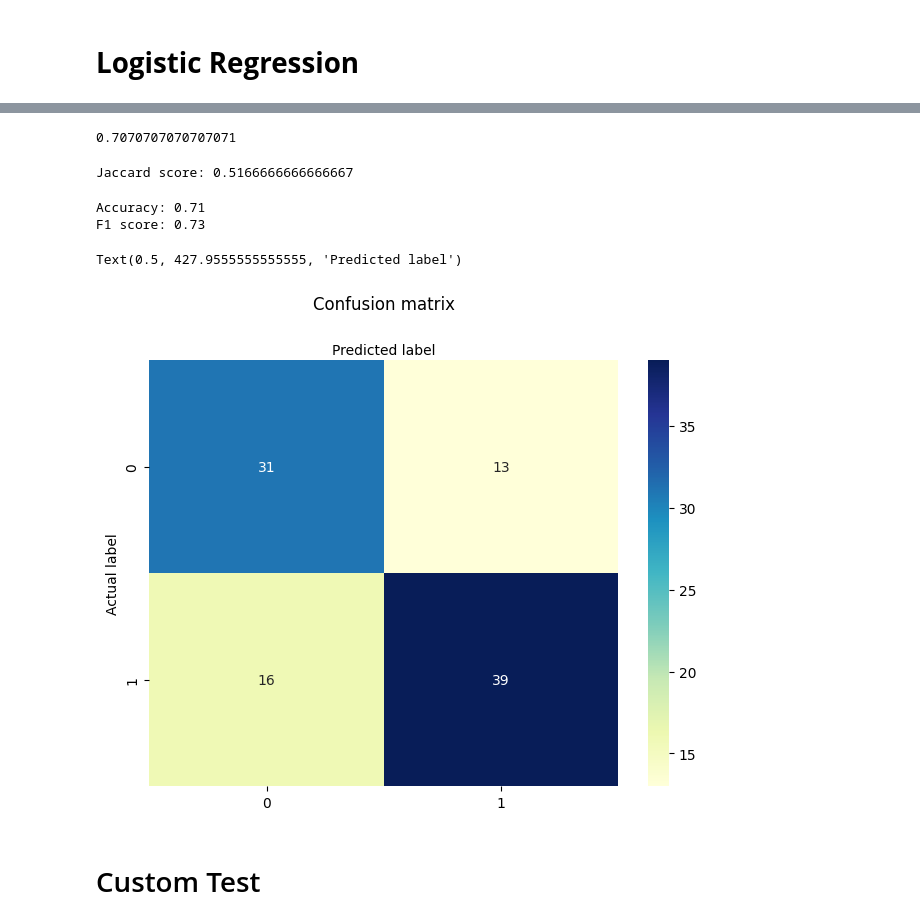
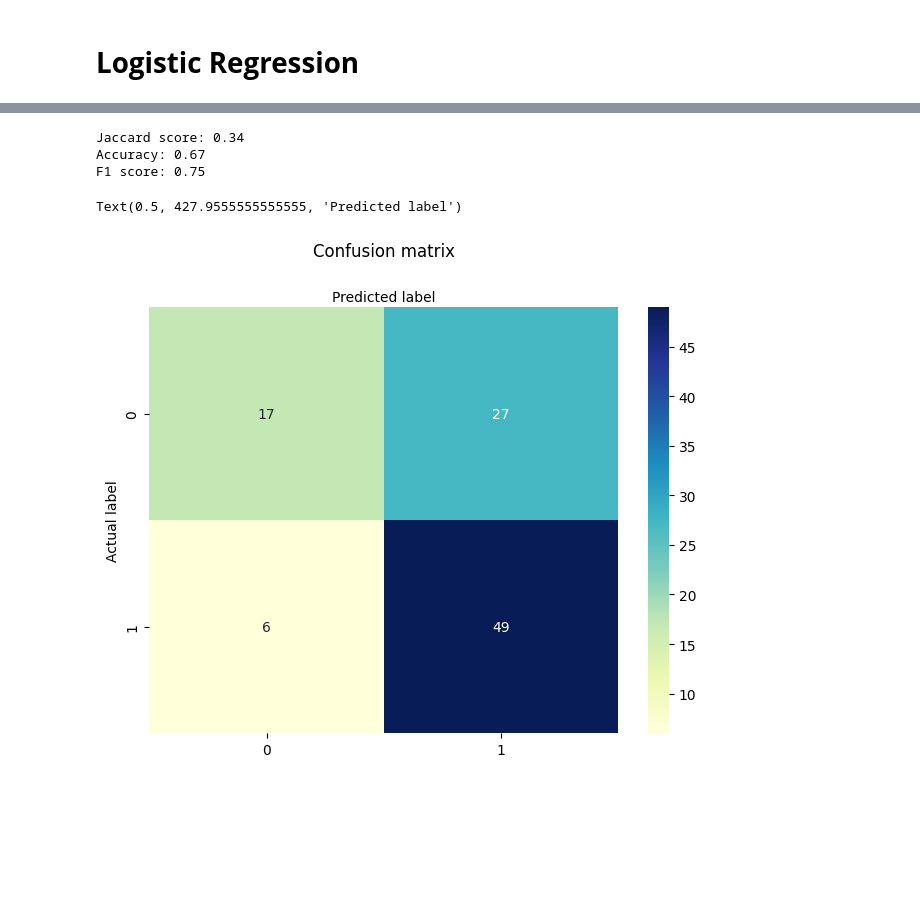
Before and after one commit to buisonanh/phishing-urls-detection, a Jupyter notebook: model.ipynb, the cells around one changed output, grey strips where cells are left out. Cells and saved outputs as stored; diff of their text form; code cells hidden in the pictures; blank space fills up the shorter version.

```diff
--- a/model.ipynb
+++ b/model.ipynb
@@ -310,15 +340,13 @@ p_test.head(10)
 # %%
-test = p_test[['x','y']]
+test = test_df[['x','y']]
 
 test.isnull().sum()
 test.dropna()
-
 indexValue = test[test['y'] == 'continue=to&amp'].index
 test.drop(indexValue , inplace=True)
+test.reset_index(drop=True, inplace=True)
 
-#test["x"] = test["x"].apply(lambda x: re.sub('[/\.;?=https:\']', ' ', x))
-
-test.head(10)
+test.shape
 # %% [output]
 A value is trying to be set on a copy of a slice from a DataFrame
 
@@ -359,39 +356,65 @@ print(y_pred_t)
-# %%
-logreg.score(x_t, y_t)
-# %% [output]
-0.7070707070707071
-# %%
-from sklearn.metrics import jaccard_score
-print(f"Jaccard score: {jaccard_score(y_t, y_pred_t,pos_label=0)}")
-# %% [output]
-Jaccard score: 0.5166666666666667
+# %%
+x_t = test['x']
+y_t = test['y'].astype(int)
+
+features = []
+
+for i in range(len(test)):
+    url = x_t[i]
+    label = y_t[i]
+    features.append(featureExtraction(url,label))
+
+#converting the list to dataframe
+feature_names = ['url', 'Domain', 'Have_IP', 'Have_At', 'URL_Length', 'URL_Depth','Redirection','https_Domain', 'label']
+df = pd.DataFrame(features, columns= feature_names)
+
+url_df = df['url']
+domain_df = df['Domain']
+feature_df = df[['URL_Length', 'URL_Depth']]
+label_df = df['label']
+# %%
+# Vectorize URLs
+url_vec = vectorizer_url.transform(url_df)
+
+# Vectorize Domains
+domain_vec = vectorizer_domain.transform(domain_df)
+
+features_arr = np.asarray(feature_df)
+features_arr_scaled = scaler.transform(features_arr)
+
+combined_features_arr = sp.hstack((url_vec, domain_vec, sp.csr_matrix(features_arr_scaled)), format='csr')
+
+y_t = np.asarray(label_df)
+# %%
+y_t_pred = logreg.predict(combined_features_arr)
 # %%
-accuracy = accuracy_score(y_t, y_pred_t)
-f1 = f1_score(y_t, y_pred_t)
+print(f"Jaccard score: {jaccard_score(y_t, y_t_pred,pos_label=0)}")
 
+accuracy = accuracy_score(y_t, y_t_pred)
 print(f"Accuracy: {accuracy:.2f}")
+
+f1 = f1_score(y_t, y_t_pred)
 print(f"F1 score: {f1:.2f}")
 # %% [output]
-Accuracy: 0.71
-F1 score: 0.73
+Jaccard score: 0.34
+Accuracy: 0.67
+F1 score: 0.75
 # %%
-cnf_matrix = metrics.confusion_matrix(y_t, y_pred_t)
+cnf_matrix = metrics.confusion_matrix(y_t, y_t_pred)
 cnf_matrix
 
 class_names=[] # name  of classes
 fig, ax = plt.subplots()
 tick_marks = np.arange(len(class_names))
 plt.xticks(tick_marks, class_names)
 plt.yticks(tick_marks, class_names)
 # create heatmap
 sns.heatmap(pd.DataFrame(cnf_matrix), annot=True, cmap="YlGnBu" ,fmt='g')
 ax.xaxis.set_label_position("top")
 plt.tight_layout()
 plt.title('Confusion matrix', y=1.1)
 plt.ylabel('Actual label')
 plt.xlabel('Predicted label')
 # %% [output]
 Text(0.5, 427.9555555555555, 'Predicted label')
-[figure, old version]
+[figure, new version]
-# %% [markdown]
-# Custom Test
```
Also changed, not shown: parts of 58 cells of this notebook, 5 other files.
